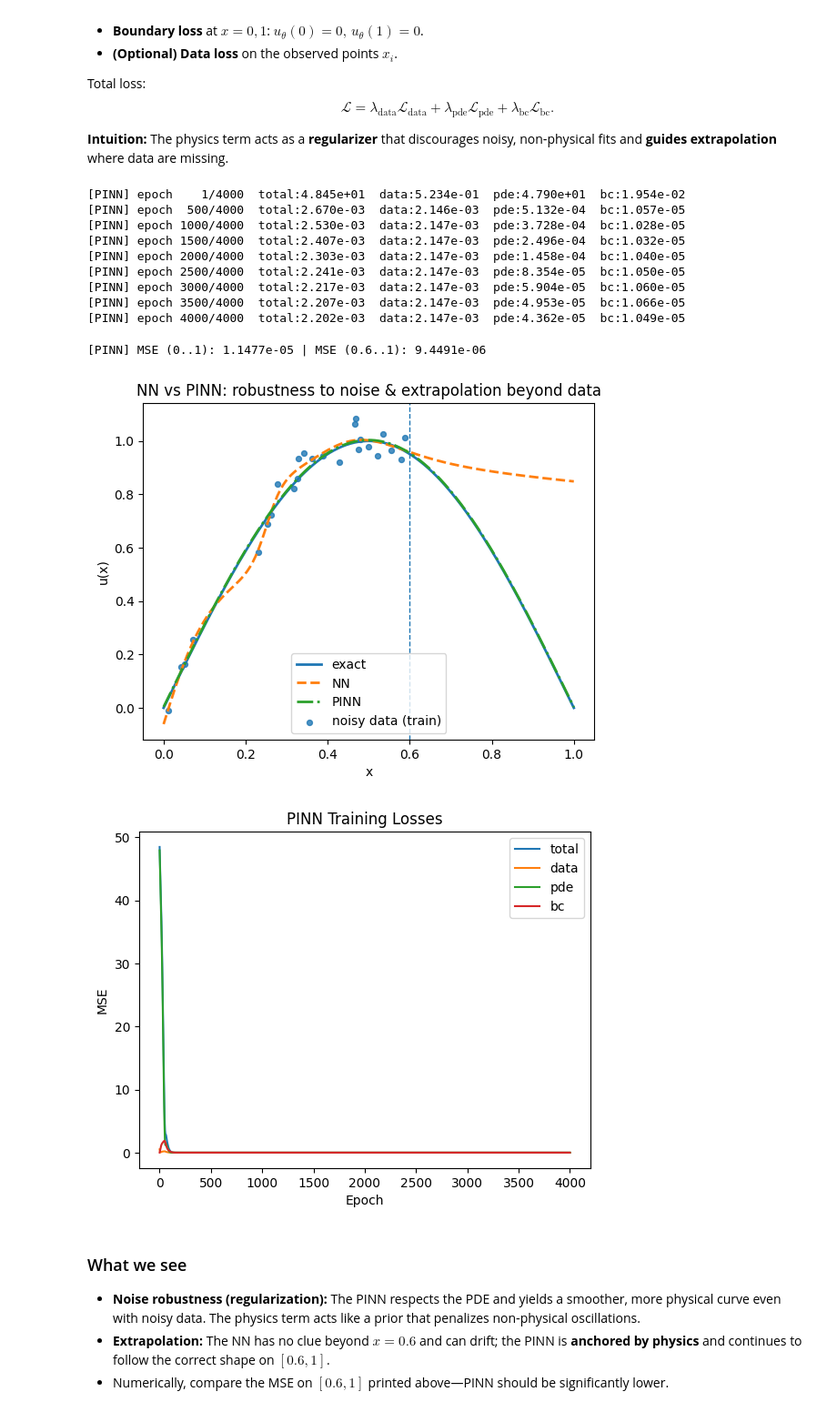
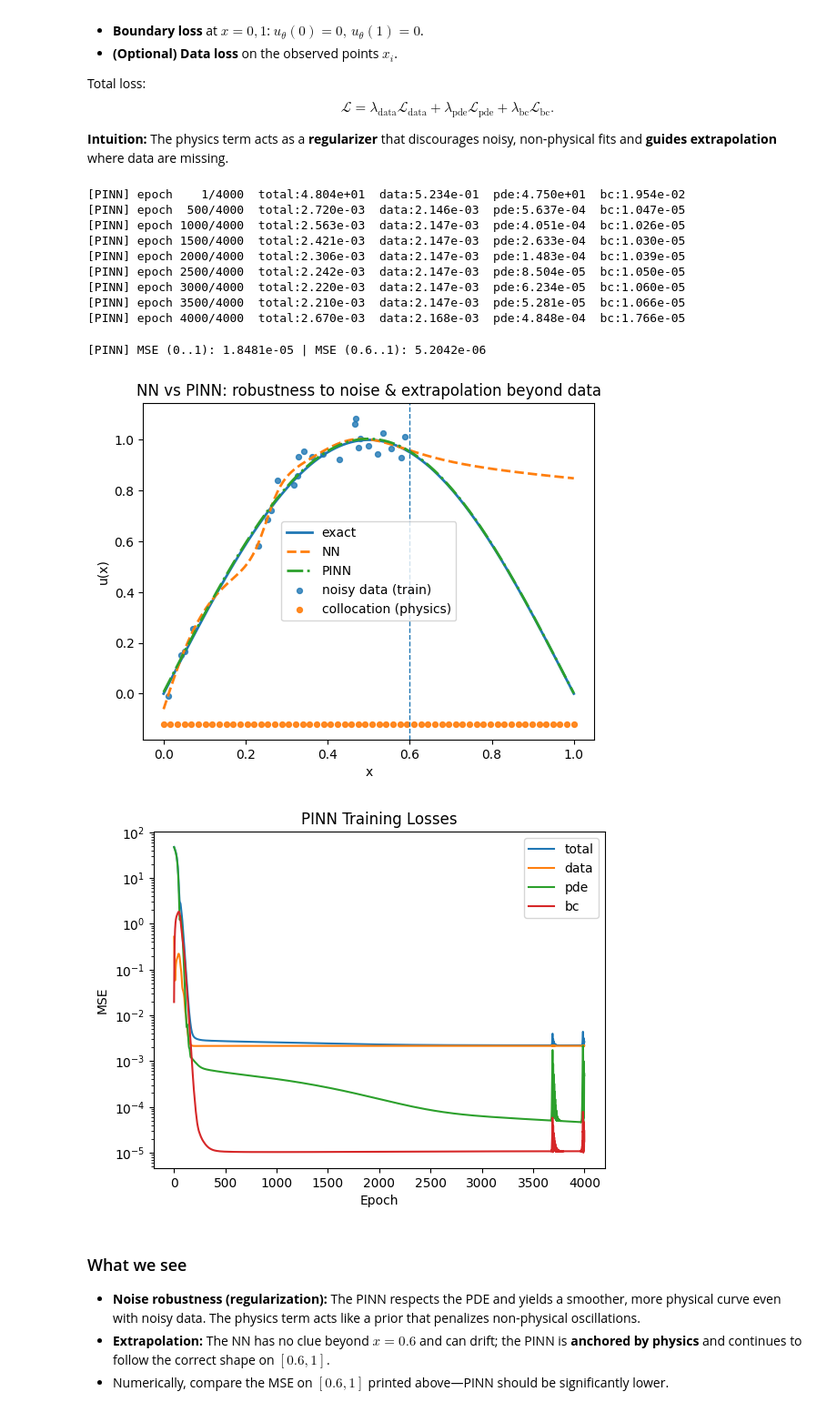
Before and after one commit to emiresenov/SESBC-Webinar, a Jupyter notebook: SESBC_Webinar_Emir_Esenov.ipynb, the cells around one changed output. Shown at 91% size. Saved outputs shown, nothing was run; the diff lists cells and outputs as text; code cells hidden in the pictures.

```diff
--- a/SESBC_Webinar_Emir_Esenov.ipynb
+++ b/SESBC_Webinar_Emir_Esenov.ipynb
@@ -55,17 +56,20 @@ device
 device(type='cpu')
 # %%
 
-#@title Create a synthetic dataset (noisy sine curve)
-N = 200  # number of data points
+#@title Create and visualize a synthetic dataset (noisy sine curve)
+N = 100  # number of data points
+
+# create evenly spaced points on x-axis
 X = np.linspace(-3.0, 3.0, N).reshape(-1, 1).astype(np.float32)
+
 noise = 0.05 * np.random.randn(N, 1).astype(np.float32)
-y_true_func = np.sin(X)  # underlying function to learn
-y = y_true_func + noise  # noisy observations
+y_true_func = np.sin(X)  # the true function that we wish to learn
+y = y_true_func + noise  # generate noisy observations
 
-X_t = torch.from_numpy(X).to(device)
-y_t = torch.from_numpy(y).to(device)
+X_t = torch.from_numpy(X).to(device) # load data to PyTorch
+y_t = torch.from_numpy(y).to(device) # load data to PyTorch
 
-# Wrap in a DataLoader (mini-batches make optimization more stable)
+# Wrap in a PyTorch DataLoader
 batch_size = 32
 train_ds = TensorDataset(X_t, y_t)
 train_loader = DataLoader(train_ds, batch_size=batch_size, shuffle=True)
@@ -443,7 +449,7 @@ def pinn_losses(model, x_obs_t, y_obs_t, x_col_t, w_data=1.0, w_pde=1.0, w_bc=1.
 # %%
 
 #@title Train the PINN (forward mode, a=1 fixed)
-x_col = np.linspace(0.0, 1.0, 120)[:,None]  # interior collocation points
+x_col = np.linspace(0.0, 1.0, 60)[:,None]  # interior collocation points
 x_col_t = to_torch(x_col, requires_grad=True)
 
 pinn = PINN(learn_a=False, a_init=1.0).to(device)
@@ -465,50 +471,61 @@ for ep in range(1, epochs+1):
     if ep % 500 == 0 or ep == 1:
         print(f"[PINN] epoch {ep:4d}/{epochs}  total:{total.item():.3e}  data:{l_data.item():.3e}  pde:{l_pde.item():.3e}  bc:{l_bc.item():.3e}")
 # %% [output]
-[PINN] epoch    1/4000  total:4.845e+01  data:5.234e-01  pde:4.790e+01  bc:1.954e-02
-[PINN] epoch  500/4000  total:2.670e-03  data:2.146e-03  pde:5.132e-04  bc:1.057e-05
-[PINN] epoch 1000/4000  total:2.530e-03  data:2.147e-03  pde:3.728e-04  bc:1.028e-05
-[PINN] epoch 1500/4000  total:2.407e-03  data:2.147e-03  pde:2.496e-04  bc:1.032e-05
-[PINN] epoch 2000/4000  total:2.303e-03  data:2.147e-03  pde:1.458e-04  bc:1.040e-05
-[PINN] epoch 2500/4000  total:2.241e-03  data:2.147e-03  pde:8.354e-05  bc:1.050e-05
-[PINN] epoch 3000/4000  total:2.217e-03  data:2.147e-03  pde:5.904e-05  bc:1.060e-05
-[PINN] epoch 3500/4000  total:2.207e-03  data:2.147e-03  pde:4.953e-05  bc:1.066e-05
-[PINN] epoch 4000/4000  total:2.202e-03  data:2.147e-03  pde:4.362e-05  bc:1.049e-05
+[PINN] epoch    1/4000  total:4.804e+01  data:5.234e-01  pde:4.750e+01  bc:1.954e-02
+[PINN] epoch  500/4000  total:2.720e-03  data:2.146e-03  pde:5.637e-04  bc:1.047e-05
+[PINN] epoch 1000/4000  total:2.563e-03  data:2.147e-03  pde:4.051e-04  bc:1.026e-05
+[PINN] epoch 1500/4000  total:2.421e-03  data:2.147e-03  pde:2.633e-04  bc:1.030e-05
+[PINN] epoch 2000/4000  total:2.306e-03  data:2.147e-03  pde:1.483e-04  bc:1.039e-05
+[PINN] epoch 2500/4000  total:2.242e-03  data:2.147e-03  pde:8.504e-05  bc:1.050e-05
+[PINN] epoch 3000/4000  total:2.220e-03  data:2.147e-03  pde:6.234e-05  bc:1.060e-05
+[PINN] epoch 3500/4000  total:2.210e-03  data:2.147e-03  pde:5.281e-05  bc:1.066e-05
+[PINN] epoch 4000/4000  total:2.670e-03  data:2.168e-03  pde:4.848e-04  bc:1.766e-05
 # %%
 
 #@title Evaluate PINN on [0,1] and plot
 with torch.no_grad():
     y_pinn = pinn(xg_t).cpu().numpy().squeeze()
 
 mask_right = x_grid > 0.6
 mse_full_pinn = float(np.mean((y_pinn - y_true)**2))
 mse_right_pinn = float(np.mean((y_pinn[mask_right] - y_true[mask_right])**2))
 print(f"[PINN] MSE (0..1): {mse_full_pinn:.4e} | MSE (0.6..1): {mse_right_pinn:.4e}")
 
+# Establish a baseline a bit below the visible range for a 'rug' of collocation points
+y_min, y_max = float(np.min(y_true)), float(np.max(y_true))
+baseline = y_min - 0.12*(y_max - y_min)
+y_rug = np.full_like(x_col.flatten(), baseline)
+
+
 plt.figure()
 plt.plot(x_grid, y_true, linewidth=2, label="exact")
 plt.plot(x_grid, y_nn, linewidth=2, linestyle="--", label="NN")
 plt.plot(x_grid, y_pinn, linewidth=2, linestyle="-.", label="PINN")
 plt.scatter(x_obs, y_obs, s=18, alpha=0.8, label="noisy data (train)")
 plt.axvline(0.6, linestyle="--", linewidth=1)
 plt.title("NN vs PINN: robustness to noise & extrapolation beyond data")
 plt.xlabel("x"); plt.ylabel("u(x)")
+
+# Collocation points as a rug of small vertical ticks near the bottom
+plt.scatter(x_col.flatten(), y_rug, s=18, alpha=0.9, label="collocation (physics)")
+
 plt.legend()
 plt.show()
 
 plt.figure()
 plt.plot(pinn_hist["total"], label="total")
 plt.plot(pinn_hist["data"], label="data")
 plt.plot(pinn_hist["pde"], label="pde")
 plt.plot(pinn_hist["bc"], label="bc")
+plt.yscale('log')
 plt.legend()
 plt.title("PINN Training Losses")
 plt.xlabel("Epoch"); plt.ylabel("MSE")
 plt.show()
 # %% [output]
-[PINN] MSE (0..1): 1.1477e-05 | MSE (0.6..1): 9.4491e-06
+[PINN] MSE (0..1): 1.8481e-05 | MSE (0.6..1): 5.2042e-06
-[figure, old version]
+[figure, new version]
-[figure, old version]
+[figure, new version]
 # %% [markdown]
 
 ### What we see
```
Also changed, not shown: parts of 11 cells of this notebook.
